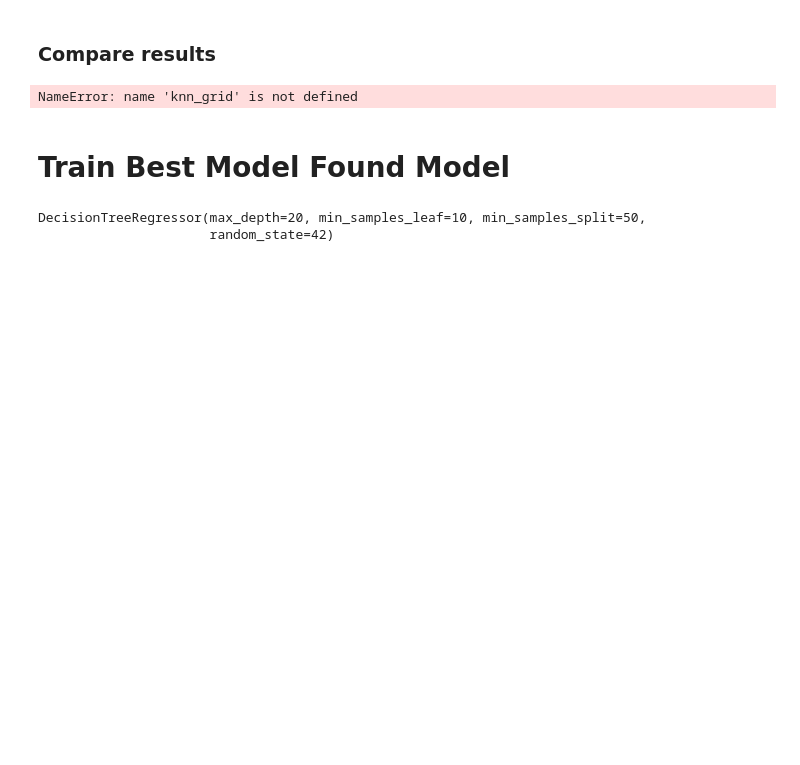
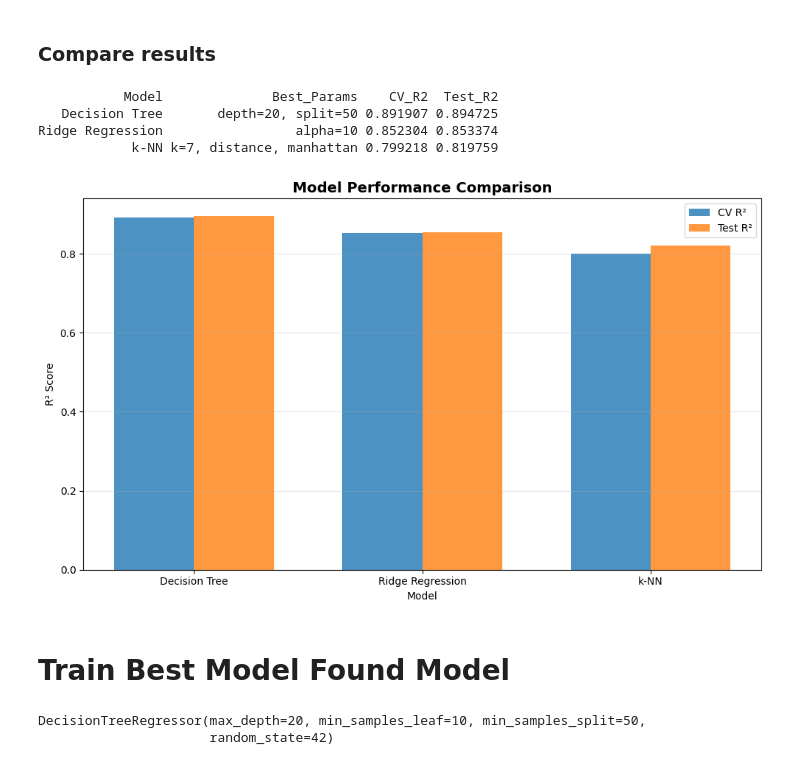
Before and after one commit to ian-shade/Autotrader-Cars-Price-Predictions-ML, a Jupyter notebook: ml_project.ipynb, the cells around one changed output. Drawn from its saved outputs; the diff is of its cells as text; code cells hidden in the pictures; blank space fills up the shorter version.

```diff
--- a/ml_project.ipynb
+++ b/ml_project.ipynb
@@ -875,40 +896,44 @@ Overfit gap: 0.0173
 # %% [markdown]
 ### Compare results
 # %%
-# comparison = pd.DataFrame({
-#     'Model': ['Ridge Regression', 'Decision Tree', 'k-NN'],
-#     'Best_Params': [
-#         f"alpha={ridge_grid.best_params_['alpha']}",
-#         f"depth={dt_grid.best_params_['max_depth']}, split={dt_grid.best_params_['min_samples_split']}",
-#         f"k={knn_grid.best_params_['n_neighbors']}, {knn_grid.best_params_['weights']}, {knn_grid.best_params_['metric']}"
-#     ],
-#     'CV_R2': [ridge_grid.best_score_, dt_grid.best_score_, knn_grid.best_score_],
-#     'Test_R2': [test_r2_ridge, test_r2_dt, test_r2_knn]
-# })
+comparison = pd.DataFrame({
+    'Model': ['Ridge Regression', 'Decision Tree', 'k-NN'],
+    'Best_Params': [
+        f"alpha={ridge_grid.best_params_['alpha']}",
+        f"depth={dt_grid.best_params_['max_depth']}, split={dt_grid.best_params_['min_samples_split']}",
+        f"k={knn_grid.best_params_['n_neighbors']}, {knn_grid.best_params_['weights']}, {knn_grid.best_params_['metric']}"
+    ],
+    'CV_R2': [ridge_grid.best_score_, dt_grid.best_score_, knn_grid.best_score_],
+    'Test_R2': [test_r2_ridge, test_r2_dt, test_r2_knn]
+})
 
-# comparison = comparison.sort_values('Test_R2', ascending=False)
-# print("\n" + comparison.to_string(index=False))
+comparison = comparison.sort_values('Test_R2', ascending=False)
+print("\n" + comparison.to_string(index=False))
 
-# # Visualization
-# fig, ax = plt.subplots(figsize=(10, 6))
-# x = np.arange(len(comparison))
-# width = 0.35
+# Visualization
+fig, ax = plt.subplots(figsize=(10, 6))
+x = np.arange(len(comparison))
+width = 0.35
 
-# ax.bar(x - width/2, comparison['CV_R2'], width, label='CV R²', alpha=0.8)
-# ax.bar(x + width/2, comparison['Test_R2'], width, label='Test R²', alpha=0.8)
+ax.bar(x - width/2, comparison['CV_R2'], width, label='CV R²', alpha=0.8)
+ax.bar(x + width/2, comparison['Test_R2'], width, label='Test R²', alpha=0.8)
 
-# ax.set_xlabel('Model')
-# ax.set_ylabel('R² Score')
-# ax.set_title('Model Performance Comparison', fontsize=14, fontweight='bold')
-# ax.set_xticks(x)
-# ax.set_xticklabels(comparison['Model'])
-# ax.legend()
-# ax.grid(axis='y', alpha=0.3)
+ax.set_xlabel('Model')
+ax.set_ylabel('R² Score')
+ax.set_title('Model Performance Comparison', fontsize=14, fontweight='bold')
+ax.set_xticks(x)
+ax.set_xticklabels(comparison['Model'])
+ax.legend()
+ax.grid(axis='y', alpha=0.3)
 
-# plt.tight_layout()
-# plt.show()
+plt.tight_layout()
+plt.show()
 # %% [output]
-NameError: name 'knn_grid' is not defined
+           Model              Best_Params    CV_R2  Test_R2
+   Decision Tree       depth=20, split=50 0.891907 0.894725
+Ridge Regression                 alpha=10 0.852304 0.853374
+            k-NN k=7, distance, manhattan 0.799218 0.819759
+[figure, added]
 # %% [markdown]
 # Train Best Model Found Model
 # %%
```
Also changed, not shown: parts of 8 cells of this notebook.
